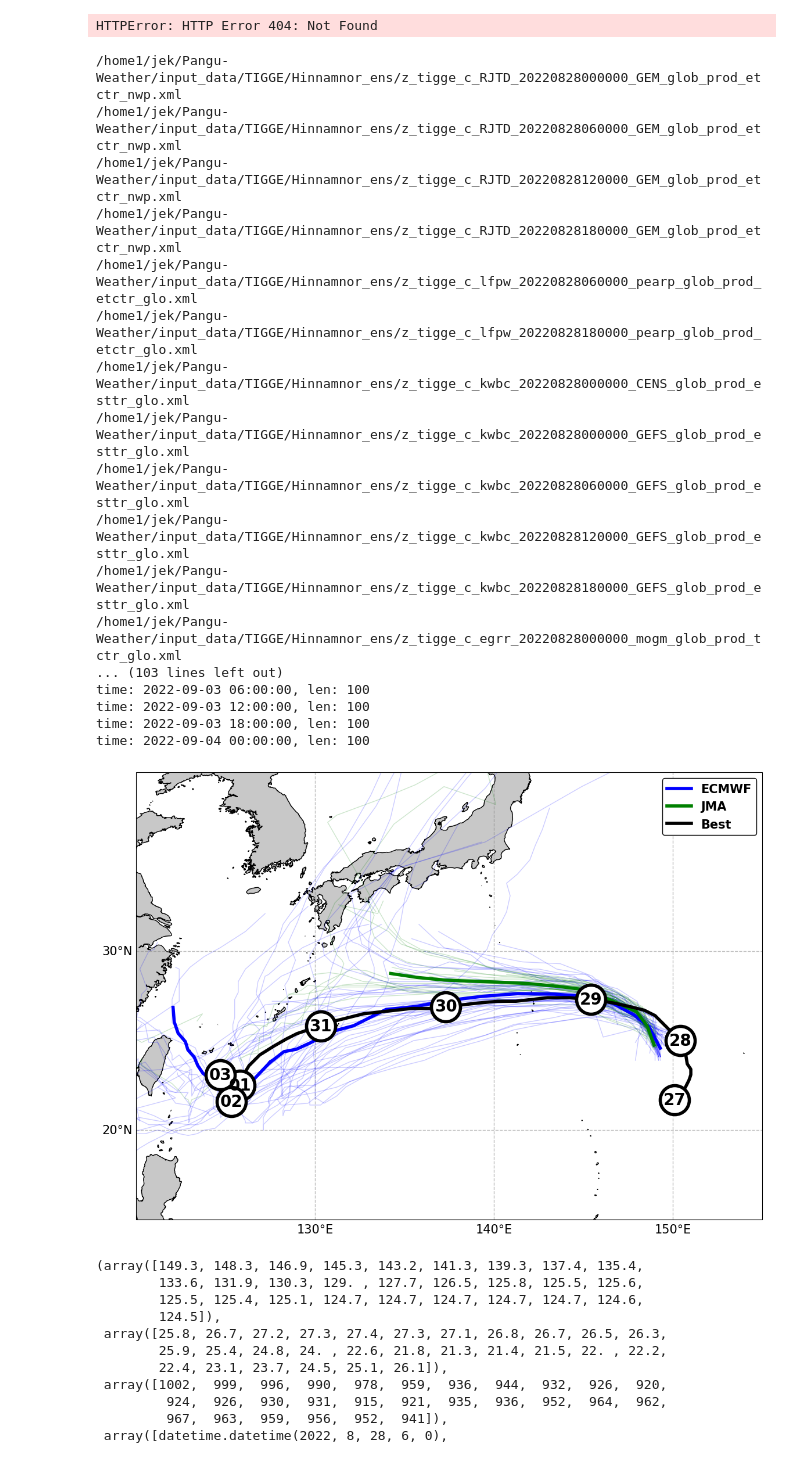
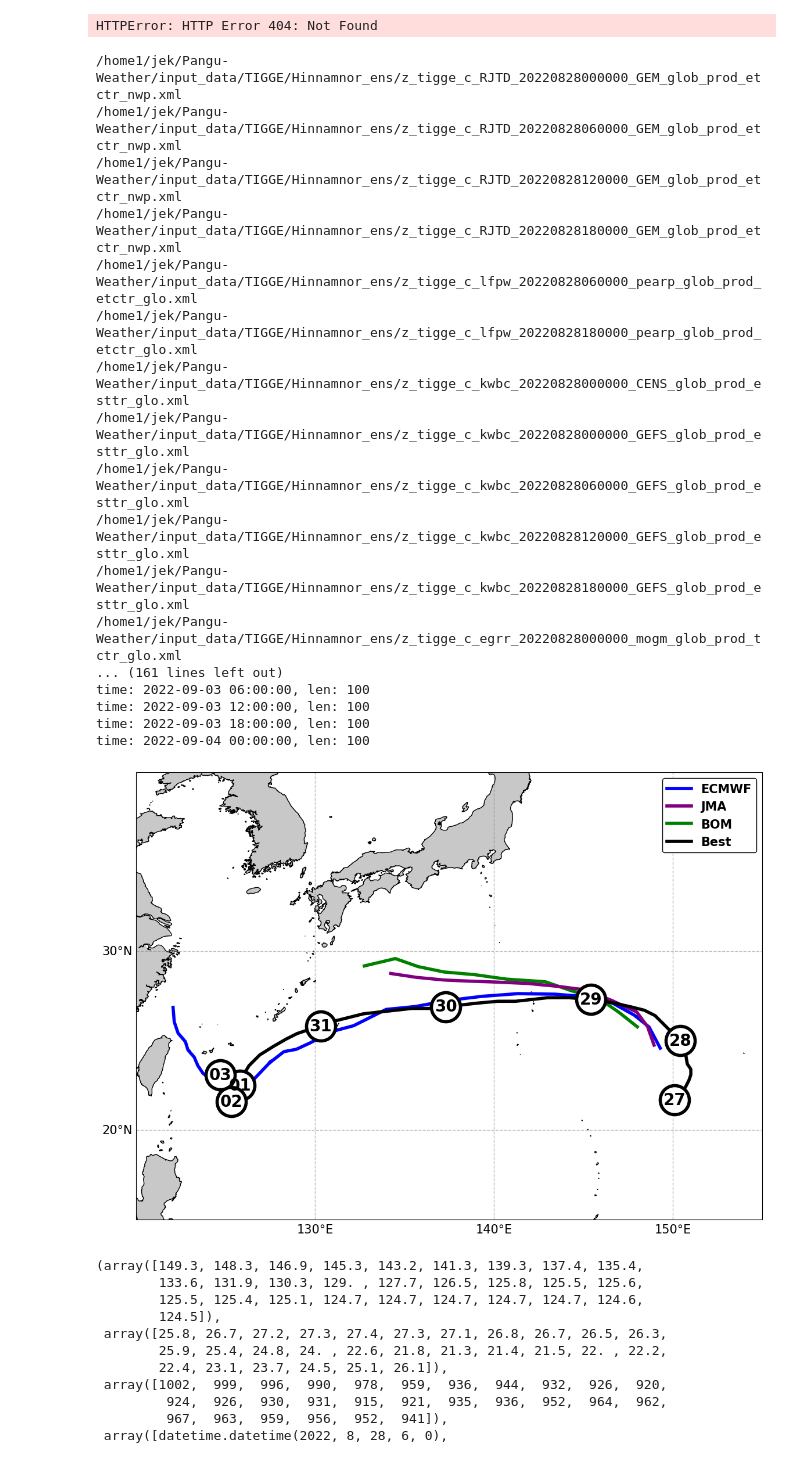
Before and after one commit to jjoo0727/Convective-Systems-Tropical-Dynamics-Laboratory, a Jupyter notebook: TIGEE_code/TIGGE_map.ipynb, the cells around one changed output. Saved outputs shown, nothing was run; the diff lists cells and outputs as text; code cells hidden in the pictures.

```diff
--- a/TIGEE_code/TIGGE_map.ipynb
+++ b/TIGEE_code/TIGGE_map.ipynb
@@ -369,8 +369,8 @@ operation = 'ecmf'
 # xml_file = "/home1/jek/Pangu-Weather/input_data/TIGGE/Hinnamnor/ammc_2800.xml"
 model_dict = {
     'ecmf': 'ECMWF',
-    # 'ammc': 'BOM',
-    # 'eggr': 'UKMO',
+    'ammc': 'BOM',
+    'eggr': 'UKMO',
     'RJTD': 'JMA',
     # 'ifpw': 'MF',
     # 'GEFS': 'NCEP',
@@ -527,11 +527,11 @@ for model_name in model_dict:
             ax.plot(tc_lons, tc_lats, label = f'{model_dict[model_name]}', color = model_colors[model_name], linewidth = 4, zorder = 10)
 
     # Draw all ENS in the model
-    for mem in ens_lons:
+    # for mem in ens_lons:
         # if ens_lons[mem][:int(len(ens_lons[mem])/2)] == ens_lons[mem][int(len(ens_lons[mem])/2):]:
         #     # ens_lons[mem] = ens_lons[mem][:int(len(ens_lons[mem])/2)]
         #     # ens_lats[mem] = ens_lats[mem][:int(len(ens_lats[mem])/2)]
-        ax.plot(ens_lons[mem], ens_lats[mem], alpha = 0.2, color = model_colors[model_name], linewidth = 1)
+        # ax.plot(ens_lons[mem], ens_lats[mem], alpha = 0.2, color = model_colors[model_name], linewidth = 1)
 
 
 
@@ -715,35 +715,35 @@ ordered_labels = [label for label in desired_order if label in label_to_handle]
 ax.legend(
     handles=ordered_handles,
     labels=ordered_labels,
     loc='upper right',
     framealpha=1,
     facecolor='white',
     edgecolor='black',
     prop={'weight': 'bold', 'size': 15}
 )
 plt.show()
 
 
 #! 당시 태풍 위치 넣기기
 # %% [output]
 /home1/jek/Pangu-Weather/input_data/TIGGE/Hinnamnor_ens/z_tigge_c_RJTD_20220828000000_GEM_glob_prod_etctr_nwp.xml
 /home1/jek/Pangu-Weather/input_data/TIGGE/Hinnamnor_ens/z_tigge_c_RJTD_20220828060000_GEM_glob_prod_etctr_nwp.xml
 /home1/jek/Pangu-Weather/input_data/TIGGE/Hinnamnor_ens/z_tigge_c_RJTD_20220828120000_GEM_glob_prod_etctr_nwp.xml
 /home1/jek/Pangu-Weather/input_data/TIGGE/Hinnamnor_ens/z_tigge_c_RJTD_20220828180000_GEM_glob_prod_etctr_nwp.xml
 /home1/jek/Pangu-Weather/input_data/TIGGE/Hinnamnor_ens/z_tigge_c_lfpw_20220828060000_pearp_glob_prod_etctr_glo.xml
 /home1/jek/Pangu-Weather/input_data/TIGGE/Hinnamnor_ens/z_tigge_c_lfpw_20220828180000_pearp_glob_prod_etctr_glo.xml
 /home1/jek/Pangu-Weather/input_data/TIGGE/Hinnamnor_ens/z_tigge_c_kwbc_20220828000000_CENS_glob_prod_esttr_glo.xml
 /home1/jek/Pangu-Weather/input_data/TIGGE/Hinnamnor_ens/z_tigge_c_kwbc_20220828000000_GEFS_glob_prod_esttr_glo.xml
 /home1/jek/Pangu-Weather/input_data/TIGGE/Hinnamnor_ens/z_tigge_c_kwbc_20220828060000_GEFS_glob_prod_esttr_glo.xml
 /home1/jek/Pangu-Weather/input_data/TIGGE/Hinnamnor_ens/z_tigge_c_kwbc_20220828120000_GEFS_glob_prod_esttr_glo.xml
 /home1/jek/Pangu-Weather/input_data/TIGGE/Hinnamnor_ens/z_tigge_c_kwbc_20220828180000_GEFS_glob_prod_esttr_glo.xml
 /home1/jek/Pangu-Weather/input_data/TIGGE/Hinnamnor_ens/z_tigge_c_egrr_20220828000000_mogm_glob_prod_tctr_glo.xml
-... (103 lines left out)
+... (161 lines left out)
 time: 2022-09-03 06:00:00, len: 100
 time: 2022-09-03 12:00:00, len: 100
 time: 2022-09-03 18:00:00, len: 100
 time: 2022-09-04 00:00:00, len: 100
-[figure, old version]
+[figure, new version]
 # %%
 storm_lon, storm_lat, storm_mslp, storm_time
 # %% [output]
```
Also changed, not shown: 8 other files.
